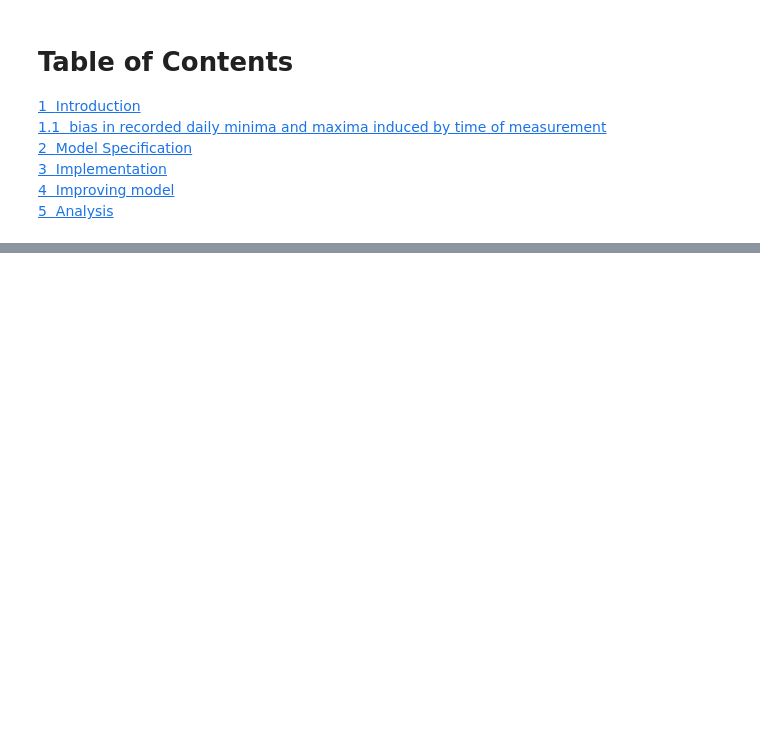
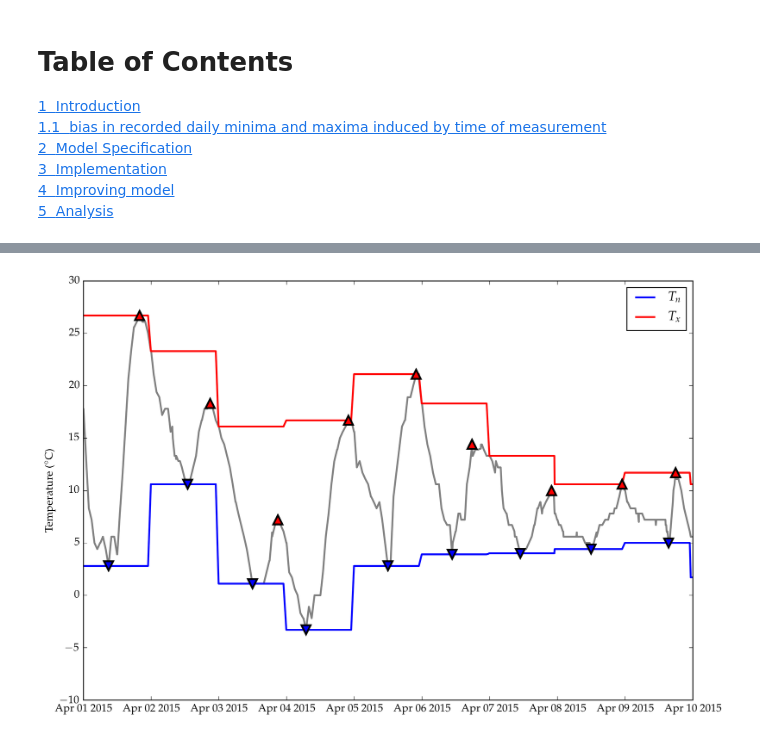
Before and after one commit to maximerischard/TemperatureImputations.jl, a Jupyter notebook: TemperatureImputations.ipynb, the cells around one changed output, grey strips where cells are left out. Cells and saved outputs as stored; diff of their text form; code cells hidden in the pictures; blank space fills up the shorter version.

```diff
--- a/TemperatureImputations.ipynb
+++ b/TemperatureImputations.ipynb
@@ -4 +104,36 @@
+# %%
+begin
+    hr = Hour(23)
+    peak = Hour(20)
+    low = Hour(8)
+    waterloo[:ts_day] = [measurement_date(t,hr) for t in waterloo[:ts].values]
+    test_trimmed = join(waterloo, waterloo_TnTx_dict[hr], on=:ts_day)
+    plt.plot(test_trimmed[:ts].values, test_trimmed[:temp].values, color="grey", linewidth=2)
+    plt.plot(test_trimmed[:ts].values, test_trimmed[:Tn].values, color="blue", linewidth=2, label=L"$T_n$")
+    plt.plot(test_trimmed[:ts].values, test_trimmed[:Tx].values, color="red", linewidth=2, label=L"$T_x$")
+
+    TnTx_low = waterloo_TnTx_dict[low]
+    TnTx_peak = waterloo_TnTx_dict[peak]
+
+    plt.plot(TnTx_low[:Tx_time].values, TnTx_low[:Tx].values,
+        linestyle="",
+        marker="^",
+        color="red",
+        markeredgewidth=2,
+        markersize=10,
+        )
+    plt.plot(TnTx_peak[:Tn_time].values, TnTx_peak[:Tn].values,
+        linestyle="",
+        marker="v",
+        color="blue",
+        markeredgewidth=2,
+        markersize=10,
+        )
+    plt.xlim(DateTime(2015,4,1),DateTime(2015,4,10)) # random interval
+    plt.ylim(-10,30)
+    plt.ylabel(L"Temperature ($^{\circ}$C)")
+    plt.legend()
+end;
+# %% [output]
+[figure, added]
 # %% [markdown]
```
Also changed, not shown: parts of 6 cells of this notebook.
